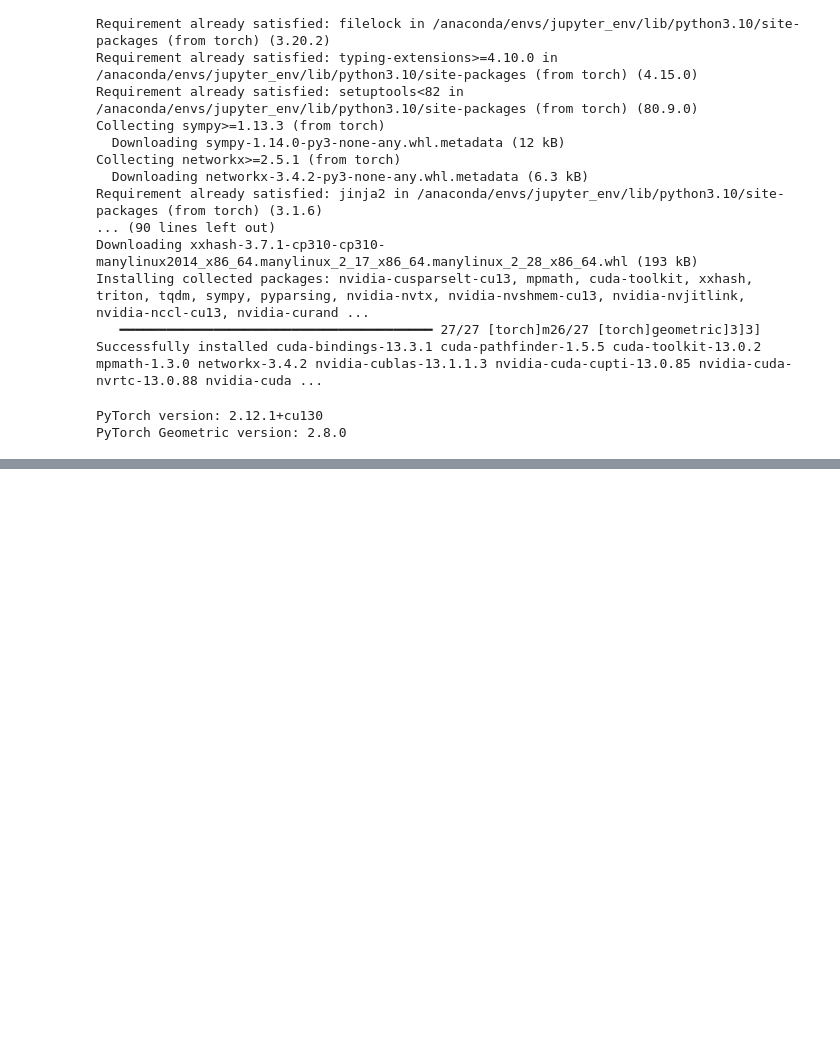
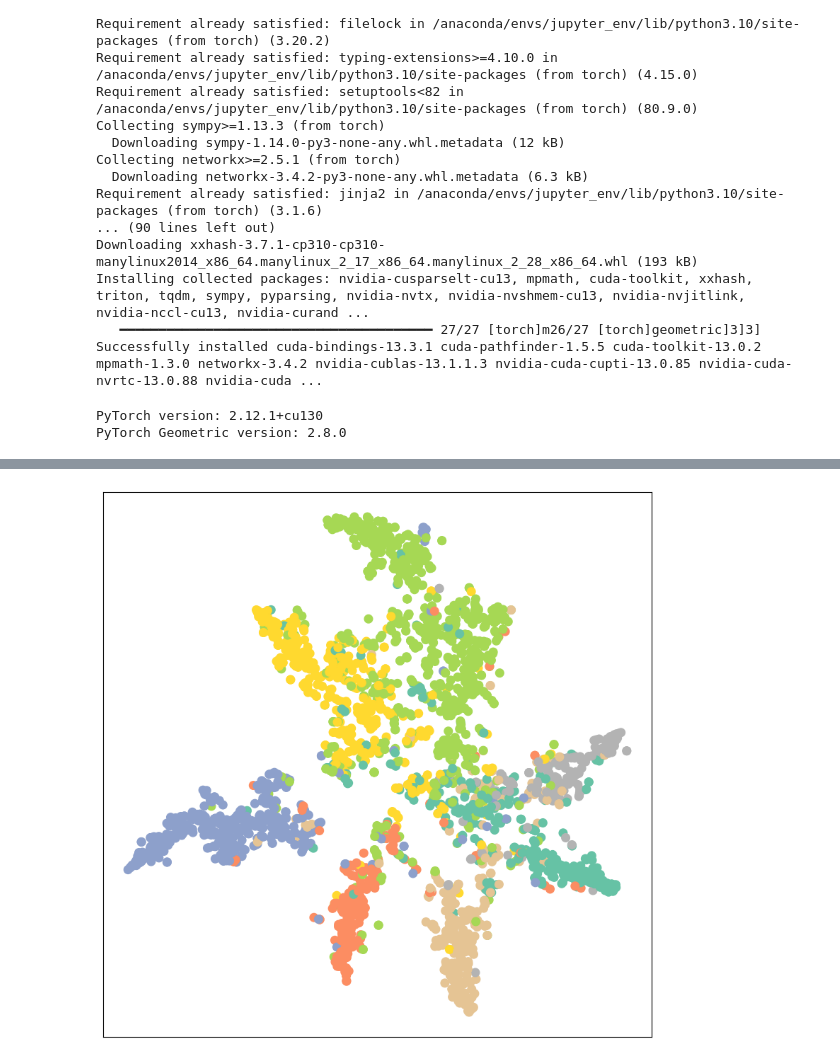
Before and after one commit to yuri3314/gnn-study, a Jupyter notebook: my_gnn.ipynb, the cells around one changed output, grey strips where cells are left out. Drawn from its saved outputs; the diff is of its cells as text; code cells hidden in the pictures; blank space fills up the shorter version.

```diff
--- a/my_gnn.ipynb
+++ b/my_gnn.ipynb
@@ -83,0 +151,23 @@ PyTorch Geometric version: 2.8.0
+# %%
+import matplotlib.pyplot as plt
+from sklearn.manifold import TSNE
+
+def visualize_embeddings(h, color):
+    # 埋め込みベクトル（h）をt-SNEで2次元に圧縮
+    z = TSNE(n_components=2, random_state=42).fit_transform(h.detach().cpu().numpy())
+
+    plt.figure(figsize=(10, 10))
+    plt.xticks([])
+    plt.yticks([])
+
+    # 散布図としてプロット（colorは正解ラベル）
+    plt.scatter(z[:, 0], z[:, 1], s=70, c=color, cmap="Set2")
+    plt.show()
+
+# 使い方：モデルの最終層の前（または途中の層）の出力を取得して可視化
+model.eval()
+out = model(data)  # モデルの出力（対数確率）
+# ここでは例として最終出力を使っていますが、実際はReLU前の埋め込みを使うとより綺麗です
+visualize_embeddings(out, color=data.y.cpu())
+# %% [output]
+[figure, added]
```
Also changed, not shown: parts of 5 cells of this notebook.
